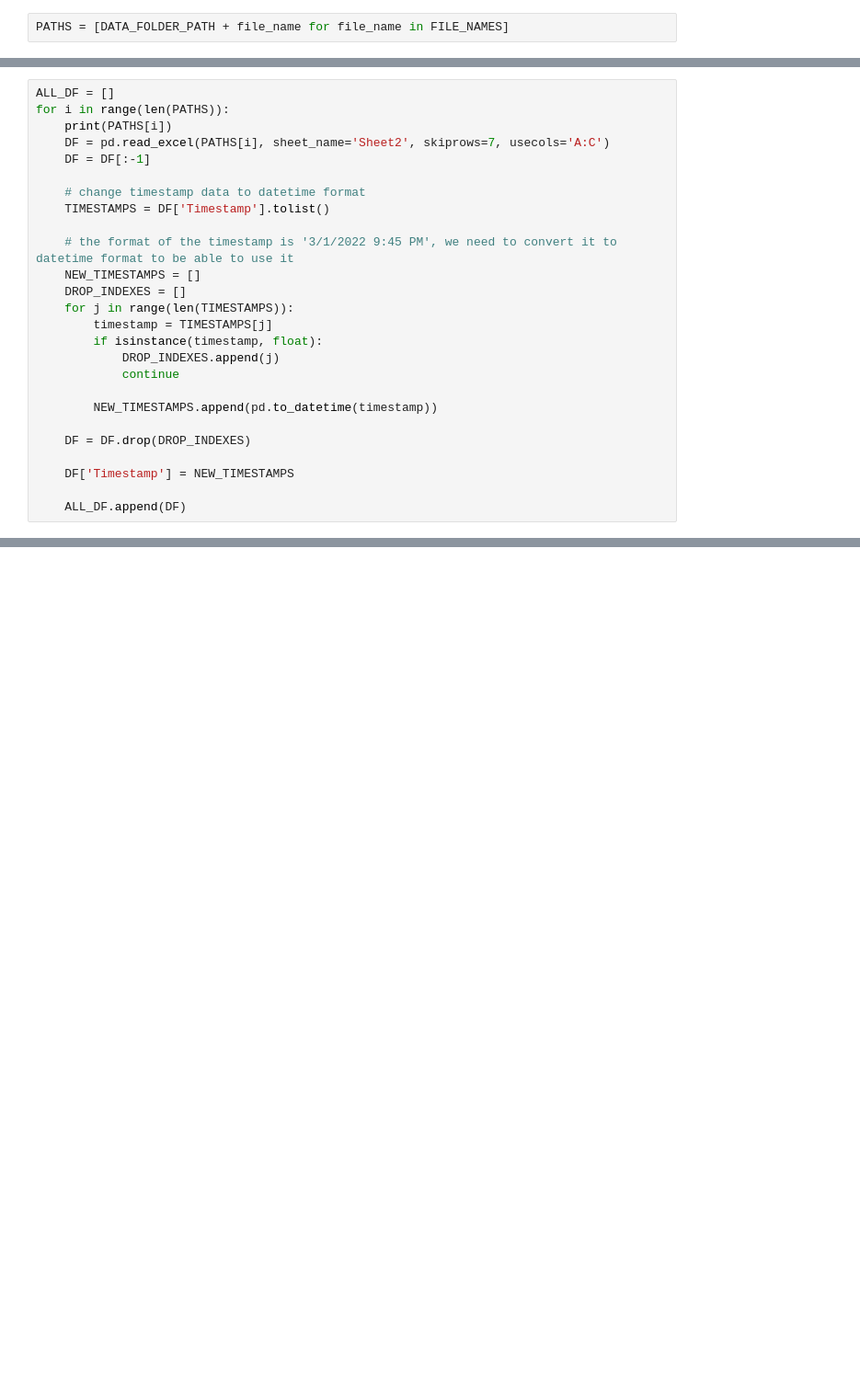
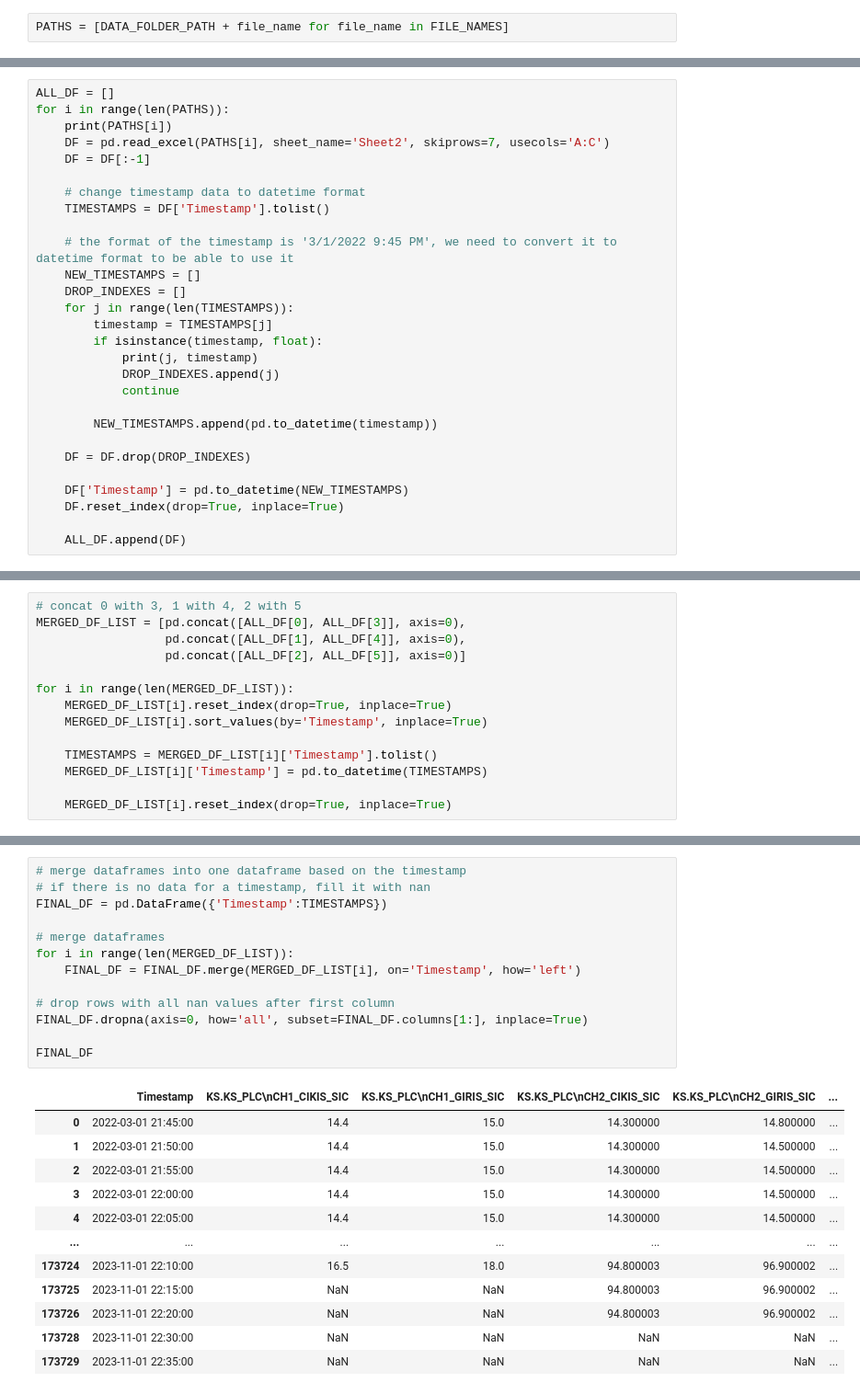
Before and after one commit to boraaktas/INDR491, a Jupyter notebook: jupyter/CHILLER_GIRIS_CIKIS_SU_SICAKLIGI.ipynb, the cells around one changed output, grey strips where cells are left out. Shown at 92% size. Saved outputs shown, nothing was run; the diff lists cells and outputs as text; blank space fills up the shorter version.

```diff
--- a/jupyter/CHILLER_GIRIS_CIKIS_SU_SICAKLIGI.ipynb
+++ b/jupyter/CHILLER_GIRIS_CIKIS_SU_SICAKLIGI.ipynb
@@ -29,6 +36,7 @@ for i in range(len(PATHS)):
     for j in range(len(TIMESTAMPS)):
         timestamp = TIMESTAMPS[j]
         if isinstance(timestamp, float):
+            print(j, timestamp)
             DROP_INDEXES.append(j)
             continue
 
@@ -36,7 +44,8 @@ for i in range(len(PATHS)):
 
     DF = DF.drop(DROP_INDEXES)
 
-    DF['Timestamp'] = NEW_TIMESTAMPS
+    DF['Timestamp'] = pd.to_datetime(NEW_TIMESTAMPS)
+    DF.reset_index(drop=True, inplace=True)
 
     ALL_DF.append(DF)
 # %% [output]
@@ -260,0 +69,14 @@ Length of the dataframe after dropping extreme values: 170064
+# %%
+# concat 0 with 3, 1 with 4, 2 with 5
+MERGED_DF_LIST = [pd.concat([ALL_DF[0], ALL_DF[3]], axis=0),
+                  pd.concat([ALL_DF[1], ALL_DF[4]], axis=0),
+                  pd.concat([ALL_DF[2], ALL_DF[5]], axis=0)]
+
+for i in range(len(MERGED_DF_LIST)):
+    MERGED_DF_LIST[i].reset_index(drop=True, inplace=True)
+    MERGED_DF_LIST[i].sort_values(by='Timestamp', inplace=True)
+
+    TIMESTAMPS = MERGED_DF_LIST[i]['Timestamp'].tolist()
+    MERGED_DF_LIST[i]['Timestamp'] = pd.to_datetime(TIMESTAMPS)
+
+    MERGED_DF_LIST[i].reset_index(drop=True, inplace=True)
@@ -260,0 +99,26 @@ Length of the dataframe after dropping extreme values: 170064
+# %%
+# merge dataframes into one dataframe based on the timestamp
+# if there is no data for a timestamp, fill it with nan
+FINAL_DF = pd.DataFrame({'Timestamp':TIMESTAMPS})
+
+# merge dataframes
+for i in range(len(MERGED_DF_LIST)):
+    FINAL_DF = FINAL_DF.merge(MERGED_DF_LIST[i], on='Timestamp', how='left')
+
+# drop rows with all nan values after first column
+FINAL_DF.dropna(axis=0, how='all', subset=FINAL_DF.columns[1:], inplace=True)
+
+FINAL_DF
+# %% [output]
+|  | Timestamp | KS.KS_PLC\nCH1_CIKIS_SIC | KS.KS_PLC\nCH1_GIRIS_SIC | KS.KS_PLC\nCH2_CIKIS_SIC | KS.KS_PLC\nCH2_GIRIS_SIC | ... |
+| 0 | 2022-03-01 21:45:00 | 14.4 | 15.0 | 14.300000 | 14.800000 | ... |
+| 1 | 2022-03-01 21:50:00 | 14.4 | 15.0 | 14.300000 | 14.500000 | ... |
+| 2 | 2022-03-01 21:55:00 | 14.4 | 15.0 | 14.300000 | 14.500000 | ... |
+| 3 | 2022-03-01 22:00:00 | 14.4 | 15.0 | 14.300000 | 14.500000 | ... |
+| 4 | 2022-03-01 22:05:00 | 14.4 | 15.0 | 14.300000 | 14.500000 | ... |
+| ... | ... | ... | ... | ... | ... | ... |
+| 173724 | 2023-11-01 22:10:00 | 16.5 | 18.0 | 94.800003 | 96.900002 | ... |
+| 173725 | 2023-11-01 22:15:00 | NaN | NaN | 94.800003 | 96.900002 | ... |
+| 173726 | 2023-11-01 22:20:00 | NaN | NaN | 94.800003 | 96.900002 | ... |
+| 173728 | 2023-11-01 22:30:00 | NaN | NaN | NaN | NaN | ... |
+| 173729 | 2023-11-01 22:35:00 | NaN | NaN | NaN | NaN | ... |
```
Also changed, not shown: parts of 15 cells of this notebook, 30 other files.
